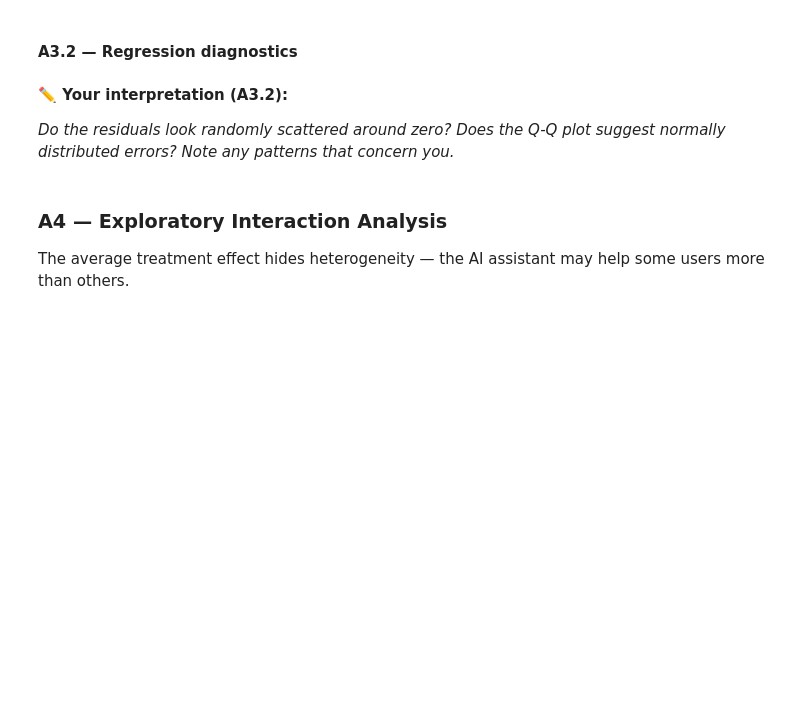
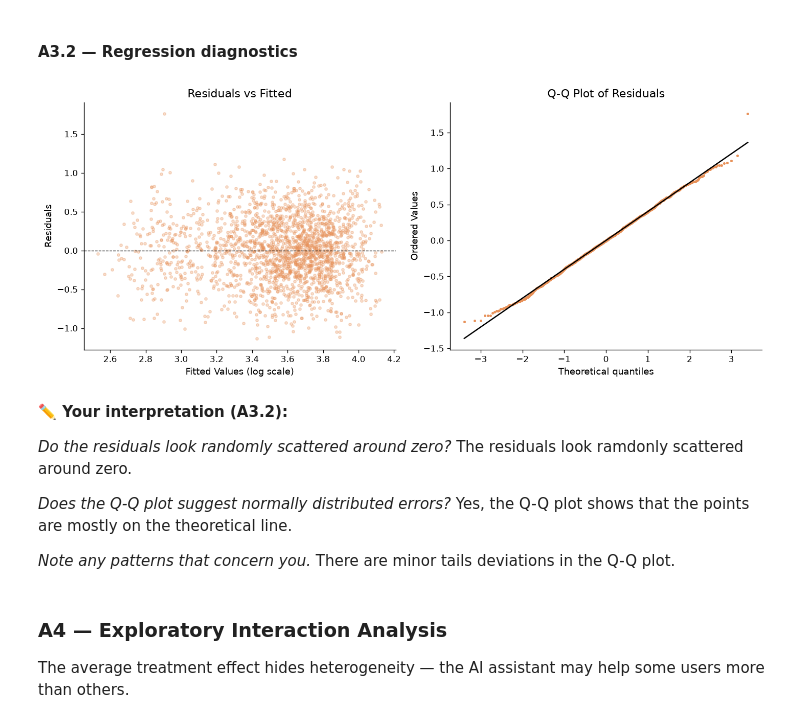
Before and after one commit to ChristianSantos2671/Santos_Christian_A02, a Jupyter notebook: iat461_a2_ChristianSantos_cjs30.ipynb, the cells around one changed output. Saved outputs shown, nothing was run; the diff lists cells and outputs as text; code cells hidden in the pictures; blank space fills up the shorter version.

```diff
--- a/iat461_a2_ChristianSantos_cjs30.ipynb
+++ b/iat461_a2_ChristianSantos_cjs30.ipynb
@@ -400,23 +560,53 @@ END
 # %% [markdown]
 #### A3.2 — Regression diagnostics
 # %%
-BEGIN
-    Extract predictions and error terms (residuals) from regression model
-    Initialize a side-by-side diagnostic visualization layout
+# BEGIN
+#     Extract predictions and error terms (residuals) from regression model
+#     Initialize a side-by-side diagnostic visualization layout
 
-    // Check for uniform variance (homoscedasticity)
-    Draw scatter plot of prediction values vs residuals
-    Overlay a horizontal zero-error baseline reference line
+#     // Check for uniform variance (homoscedasticity)
+#     Draw scatter plot of prediction values vs residuals
+#     Overlay a horizontal zero-error baseline reference line
 
-    // Check for normality of errors
-    Draw a Q-Q plot of residuals against a normal theoretical distribution
+#     // Check for normality of errors
+#     Draw a Q-Q plot of residuals against a normal theoretical distribution
 
-    Render diagnostic plots
-END
+#     Render diagnostic plots
+# END
+
+fitted    = model_ols.fittedvalues
+residuals = model_ols.resid
+
+fig, axes = plt.subplots(1, 2, figsize=(12, 5))
+
+# scatter plot of prediction values vs residuals
+axes[0].scatter(fitted, residuals, alpha=0.3, s=10, color=ACCENT)
+axes[0].axhline(0, color='black', linewidth=0.8, linestyle='--')
+axes[0].set_xlabel('Fitted Values (log scale)')
+axes[0].set_ylabel('Residuals')
+axes[0].set_title('Residuals vs Fitted')
+
+# Q-Q Plot of residuals
+stats.probplot(residuals, dist='norm', plot=axes[1])
+axes[1].set_title('Q-Q Plot of Residuals')
+axes[1].get_lines()[0].set(color=ACCENT, markersize=2)
+axes[1].get_lines()[1].set(color='black')
+
+plt.tight_layout()
+plt.show()
+# %% [output]
+[figure, added]
 # %% [markdown]
 **✏️ Your interpretation (A3.2):**
 
-*Do the residuals look randomly scattered around zero? Does the Q-Q plot suggest normally distributed errors? Note any patterns that concern you.*
+*Do the residuals look randomly scattered around zero?*
+The residuals look ramdonly scattered around zero.
+
+*Does the Q-Q plot suggest normally distributed errors?*
+Yes, the Q-Q plot shows that the points are mostly on the theoretical line.
+
+*Note any patterns that concern you.*
+There are minor tails deviations in the Q-Q plot.
 # %% [markdown]
 ### A4 — Exploratory Interaction Analysis
 
```
Also changed, not shown: parts of 21 cells of this notebook.
